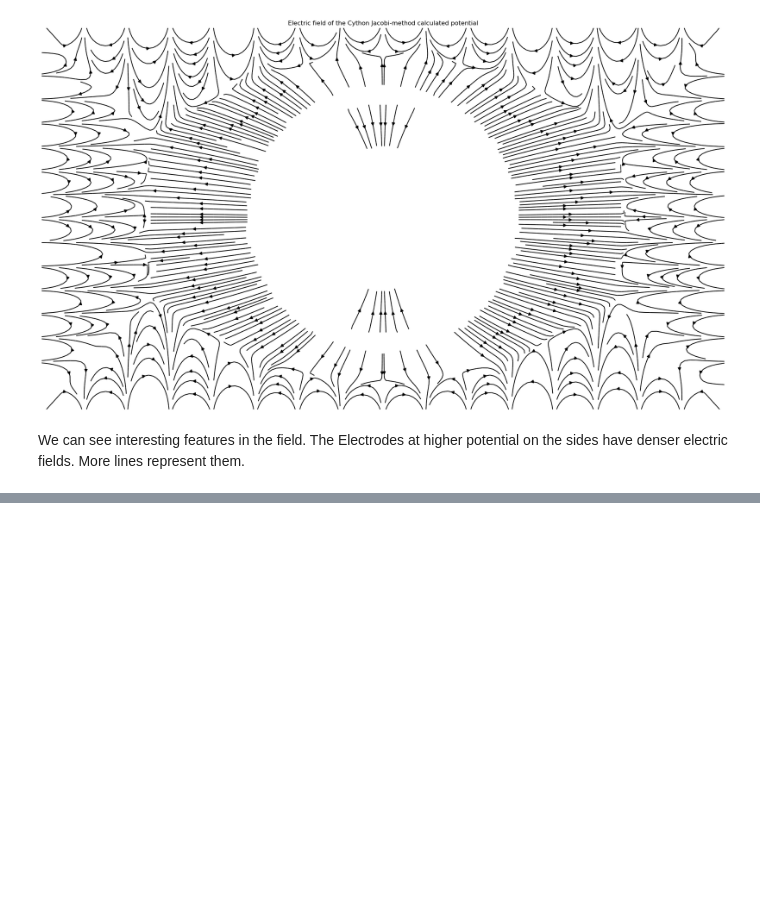
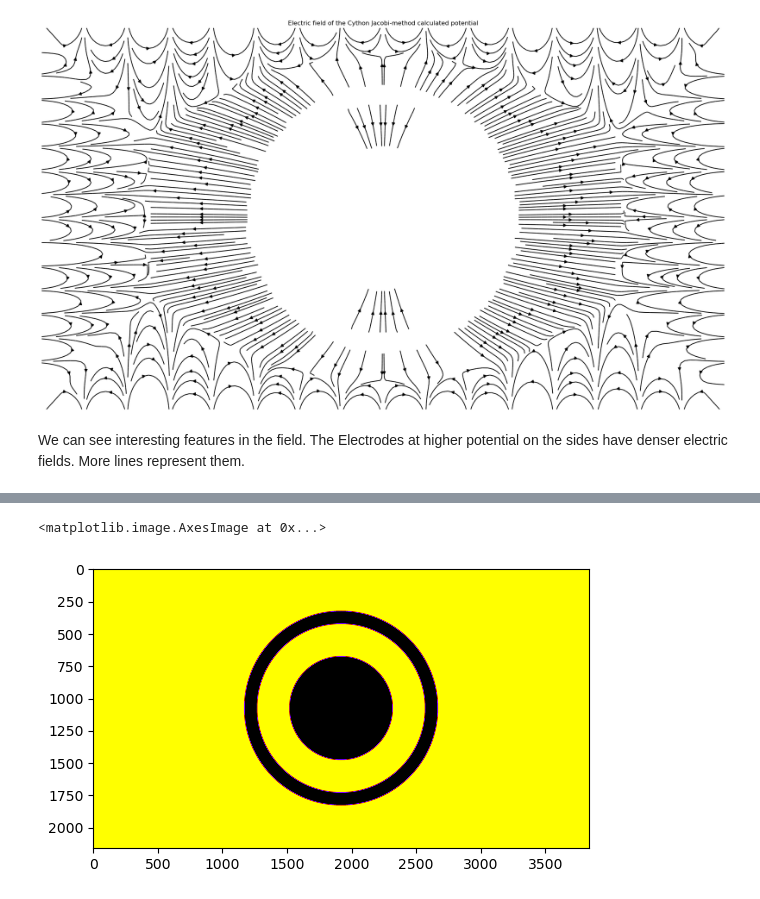
Before and after one commit to dcthecook/electrodynamics, a Jupyter notebook: CYTHON_Jacobi_Multiprocessed.ipynb, the cells around one changed output, grey strips where cells are left out. Saved outputs shown, nothing was run; the diff lists cells and outputs as text; code cells hidden in the pictures; blank space fills up the shorter version.

```diff
--- a/CYTHON_Jacobi_Multiprocessed.ipynb
+++ b/CYTHON_Jacobi_Multiprocessed.ipynb
@@ -204,0 +291,5 @@ We can see interesting features in the field. The Electrodes at higher potential
+# %%
+plt.imshow(mask)
+# %% [output]
+<matplotlib.image.AxesImage at 0x...>
+[figure, added]
```
Also changed, not shown: parts of 14 cells of this notebook.
